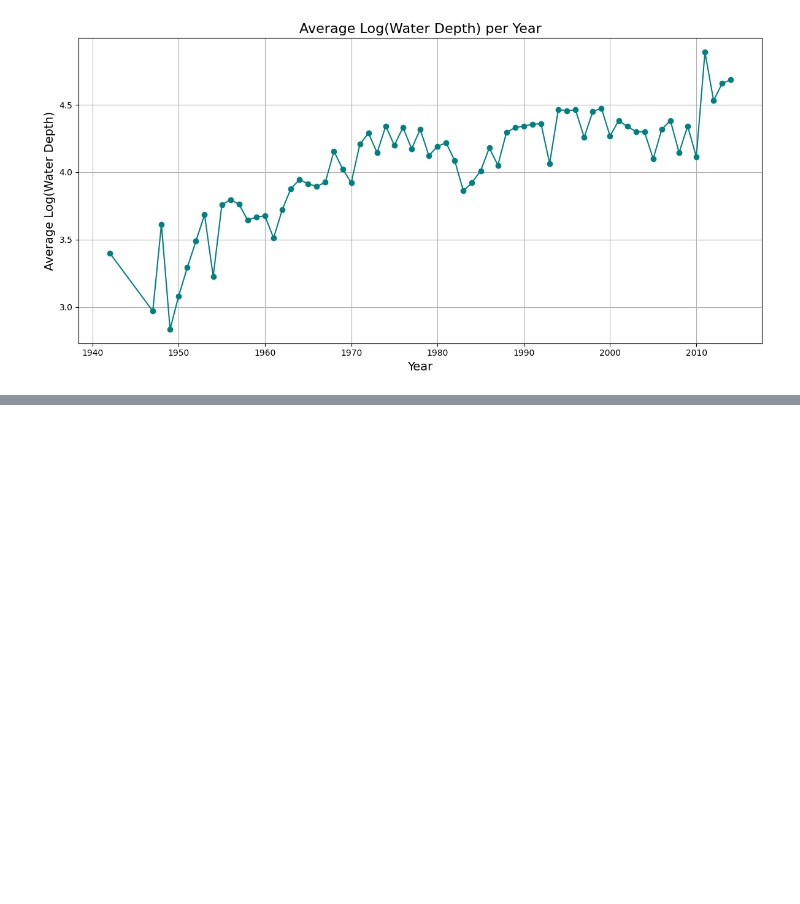
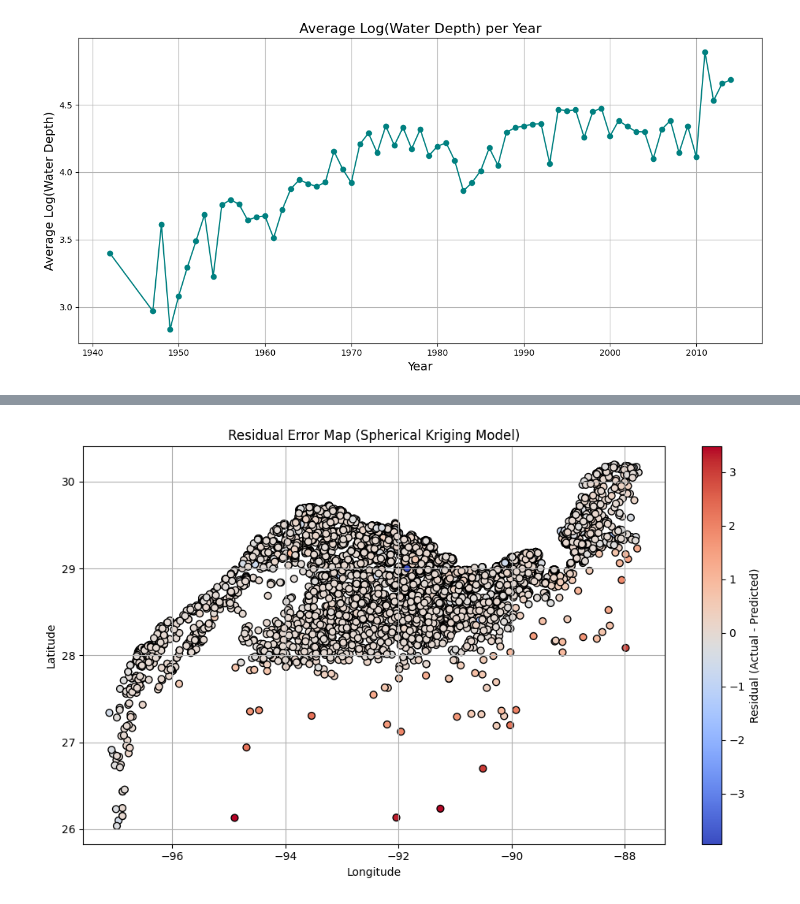
Before and after one commit to MONA100421/SSCI583_Project5, a Jupyter notebook: notebook/project5.ipynb, the cells around one changed output, grey strips where cells are left out. Drawn from its saved outputs; the diff is of its cells as text; code cells hidden in the pictures; blank space fills up the shorter version.

```diff
--- a/notebook/project5.ipynb
+++ b/notebook/project5.ipynb
@@ -95,0 +163,92 @@ See the caveats in the documentation: https://pandas.pydata.org/pandas-docs/stab
+# %%
+import pandas as pd
+import numpy as np
+import matplotlib.pyplot as plt
+from pykrige.ok import OrdinaryKriging
+from sklearn.model_selection import KFold
+from sklearn.metrics import mean_squared_error
+from tqdm import tqdm
+
+# Load and clean dataset
+df = pd.read_csv('../data/platforms_cleaned.csv')
+df = df.dropna(subset=['LONGITUDE', 'LATITUDE', 'LOG_WDEPTH'])
+
+# Extract coordinates and depth values
+x = df['LONGITUDE'].values
+y = df['LATITUDE'].values
+z = df['LOG_WDEPTH'].values
+
+# Define variogram models to test
+variogram_models = ['linear', 'power', 'gaussian', 'spherical', 'exponential']
+kf = KFold(n_splits=10, shuffle=True, random_state=42)
+
+# Store performance metrics and residuals
+evaluation_results = []
+residuals_map_data = []
+
+# Loop over each variogram model
+for model in variogram_models:
+    actual_all = []
+    predicted_all = []
+    residual_map = []
+
+    # Perform 10-fold CV
+    for train_idx, test_idx in tqdm(kf.split(x), total=10, desc=f'{model} Kriging'):
+        x_train, y_train, z_train = x[train_idx], y[train_idx], z[train_idx]
+        x_test, y_test = x[test_idx], y[test_idx]
+
+        try:
+            OK = OrdinaryKriging(
+                x_train, y_train, z_train,
+                variogram_model=model,
+                verbose=False,
+                enable_plotting=False
+            )
+            z_pred, _ = OK.execute('points', x_test, y_test)
+            actual_all.extend(z[test_idx])
+            predicted_all.extend(z_pred)
+            residual_map.extend(zip(x[test_idx], y[test_idx], z[test_idx] - z_pred))
+        except Exception as e:
+            print(f"Error with model {model}: {e}")
+            continue
+
+    # Compute metrics
+    actual_all = np.array(actual_all)
+    predicted_all = np.array(predicted_all)
+    rmse = np.sqrt(mean_squared_error(actual_all, predicted_all))
+    mean_err = np.mean(predicted_all - actual_all)
+    std_err = np.std(predicted_all - actual_all)
+
+    evaluation_results.append({
+        'model': model,
+        'rmse': rmse,
+        'mean_error': mean_err,
+        'std_error': std_err
+    })
+
+    # Save residuals of selected model for visualization
+    if model == 'spherical':
+        residuals_map_data = residual_map
+
+# Show evaluation table
+eval_df = pd.DataFrame(evaluation_results)
+eval_df.sort_values(by='rmse', inplace=True)
+print("\nKriging Model Comparison (10-Fold Cross Validation):")
+print(eval_df)
+
+# Plot residuals map for 'spherical' model
+residuals_map_data = np.array(residuals_map_data)
+plt.figure(figsize=(10, 6))
+sc = plt.scatter(
+    residuals_map_data[:, 0], residuals_map_data[:, 1],
+    c=residuals_map_data[:, 2], cmap='coolwarm', edgecolor='k', s=40
+)
+plt.colorbar(sc, label='Residual (Actual - Predicted)')
+plt.title('Residual Error Map (Spherical Kriging Model)')
+plt.xlabel('Longitude')
+plt.ylabel('Latitude')
+plt.grid(True)
+plt.tight_layout()
+plt.savefig("residual_map_spherical.png", dpi=300)
+plt.show()
+# %% [output]
@@ -95,0 +262 @@ See the caveats in the documentation: https://pandas.pydata.org/pandas-docs/stab
+[figure, added]
```
Also changed, not shown: parts of 4 cells of this notebook, 5 other files.
